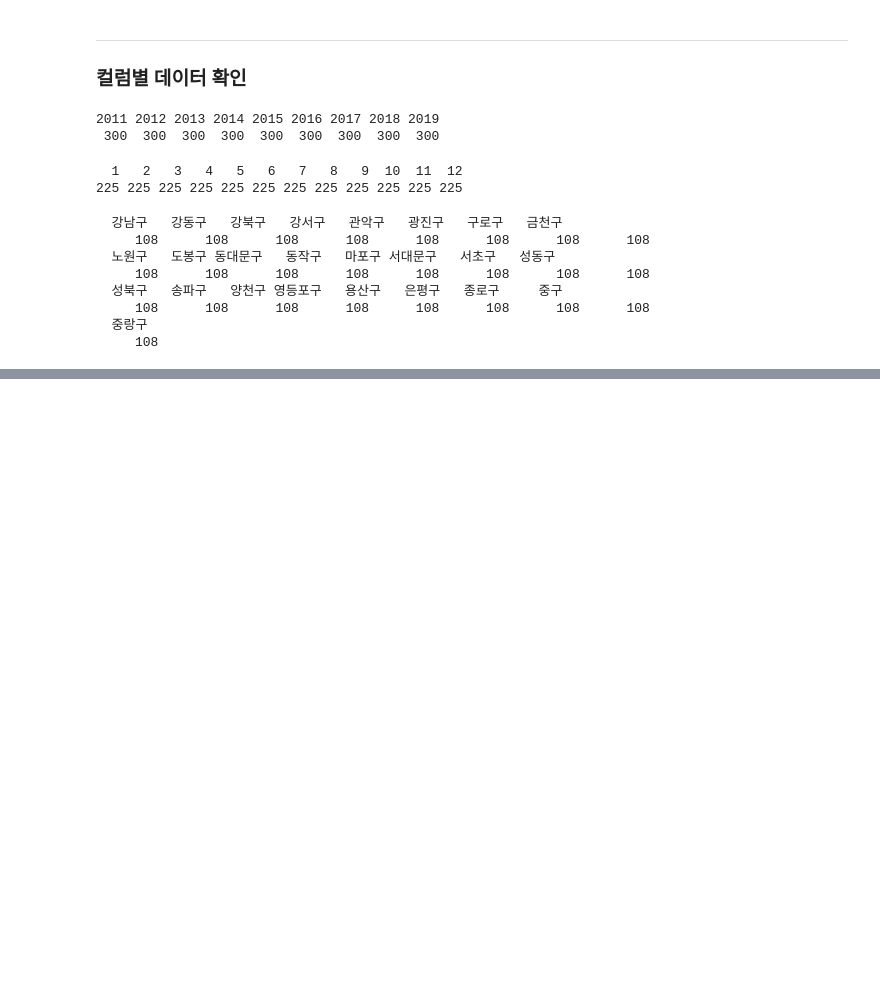
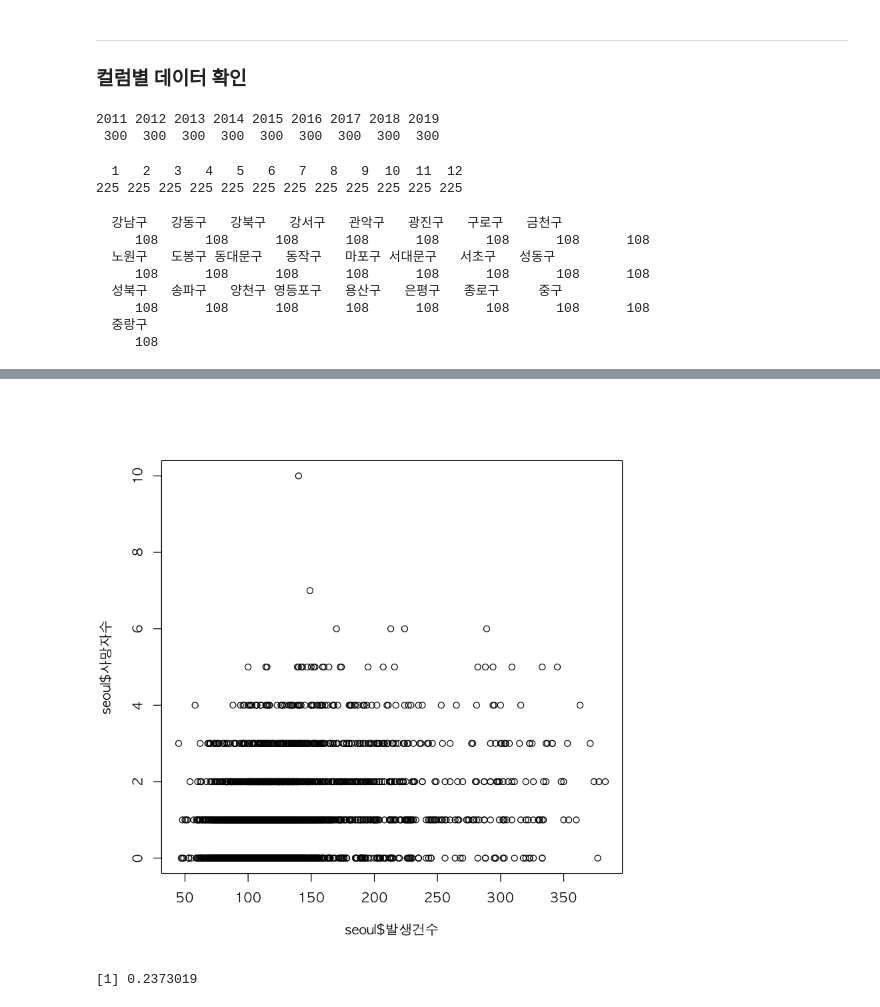
Before and after one commit to HyeogDo/R_study, a Jupyter notebook: 08. 파일 입출력.ipynb, the cells around one changed output, grey strips where cells are left out. Saved outputs shown, nothing was run; the diff lists cells and outputs as text; code cells hidden in the pictures; blank space fills up the shorter version.

```diff
--- a/08. 파일 입출력.ipynb
+++ b/08. 파일 입출력.ipynb
@@ -656,0 +820,11 @@ head(regionAcc.mean)
+# %%
+par(family = "AppleGothic")
+plot(seoul$발생건수, seoul$사망자수)
+# %% [output]
+[figure, added]
+# %%
+# 교통사고 부상자수와 사망자수의 관계 : 상관계수
+
+cor(seoul$부상자수, seoul$사망자수)
+# %% [output]
+[1] 0.2373019
```
Also changed, not shown: parts of 44 cells of this notebook, 2 other files.
